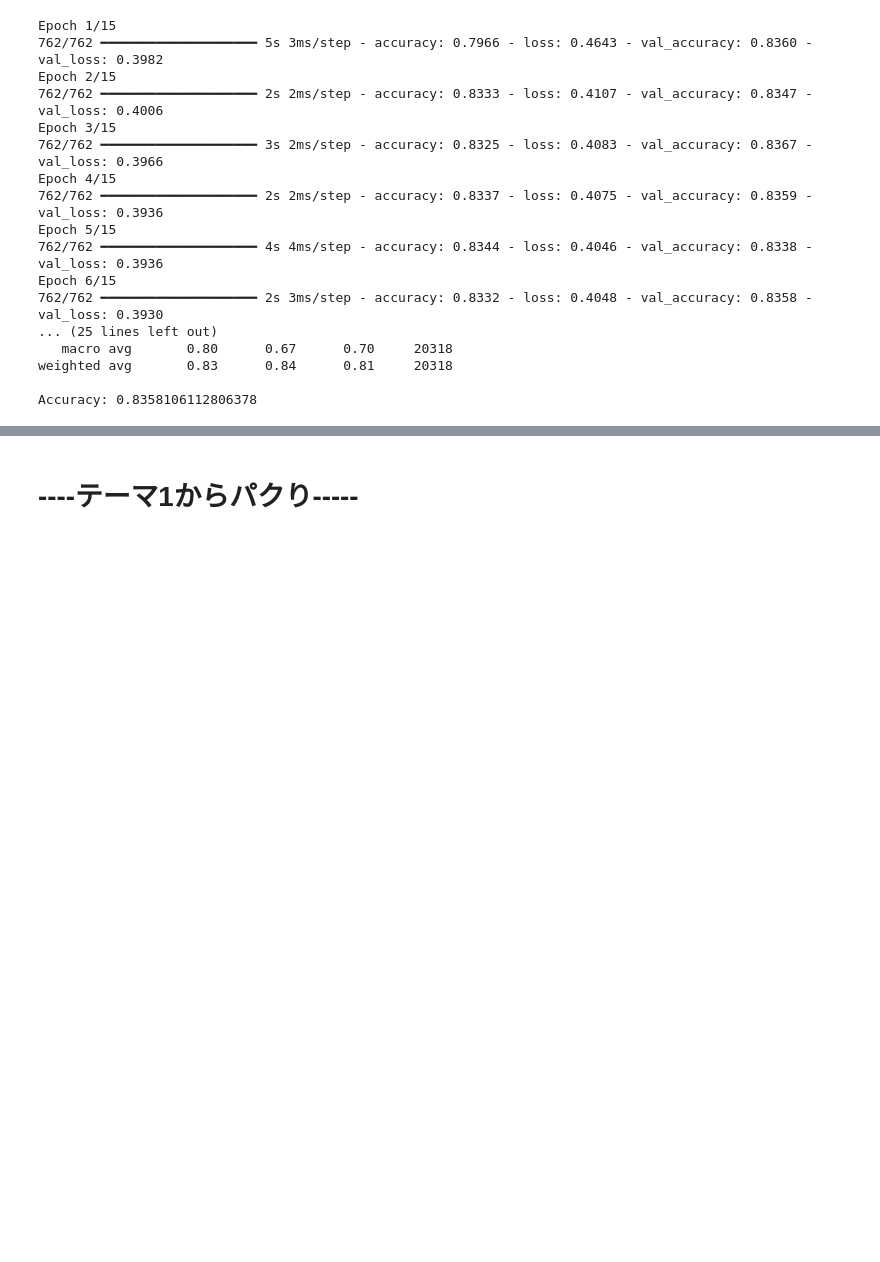
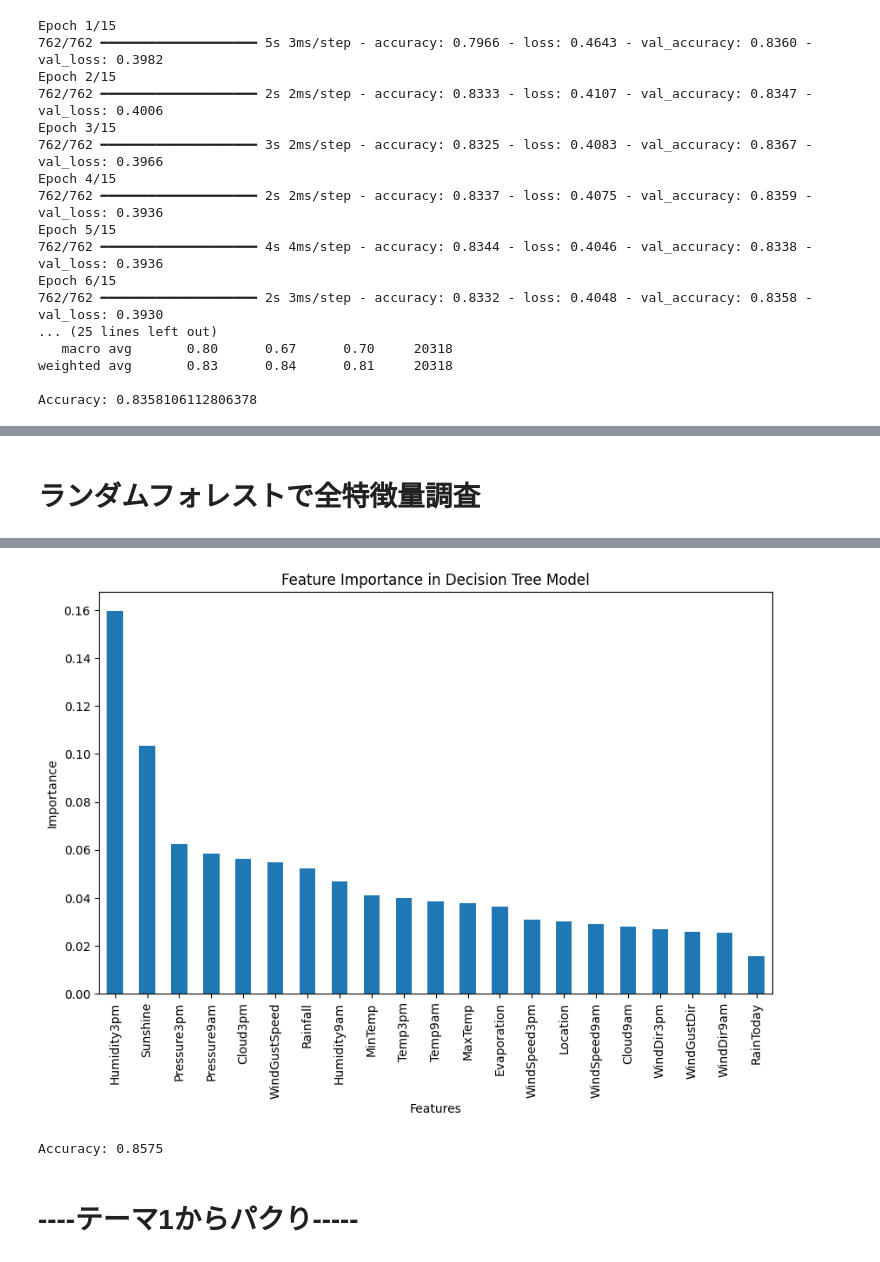
Before and after one commit to Team2009/Team2009, a Jupyter notebook: Theme2_nakaba.ipynb, the cells around one changed output, grey strips where cells are left out. Cells and saved outputs as stored; diff of their text form; code cells hidden in the pictures; blank space fills up the shorter version.

```diff
--- a/Theme2_nakaba.ipynb
+++ b/Theme2_nakaba.ipynb
@@ -3005,0 +3190,65 @@ Accuracy: 0.8358106112806378
+# %% [markdown]
+# ランダムフォレストで全特徴量調査
+# %%
+import pandas as pd
+import joblib
+import matplotlib.pyplot as plt
+from sklearn.tree import DecisionTreeClassifier
+from sklearn.model_selection import train_test_split
+from sklearn.metrics import accuracy_score
+from google.colab import files
+from sklearn.ensemble import RandomForestClassifier
+
+# 訓練用データを読み込む
+uploaded = files.upload()
+train_file = 'int_no_loss.csv'
+train_data = pd.read_csv(train_file, header=0)
+
+
+# 必要に応じてデータを前処理（カテゴリ変数を数値化）
+train_data['RainTomorrow'] = train_data['RainTomorrow'].map({'Yes': 1, 'No': 0})
+
+# 説明変数と目的変数を選択
+X = train_data[['Location','MinTemp','MaxTemp','Rainfall','Evaporation','Sunshine','WindGustDir','WindGustSpeed','WindDir9am','WindDir3pm','WindSpeed9am','WindSpeed3pm','Humidity9am','Humidity3pm','Pressure9am','Pressure3pm','Cloud9am','Cloud3pm','Temp9am','Temp3pm','RainToday']]
+y = train_data['RainTomorrow']
+
+# 訓練データとテストデータに分割
+X_train, X_test, y_train, y_test = train_test_split(X, y, test_size=0.2, random_state=42)
+
+# ランダムフォレストモデルを作成
+model = RandomForestClassifier(random_state=42)
+
+# モデルを訓練
+model.fit(X_train, y_train)
+
+# モデルを保存する
+# model_filename = 'int_ptnB_theme2_randomforest_model.joblib'
+# joblib.dump(model, model_filename)
+# データの保存
+# files.download('int_ptnB_theme2_randomforest_model.joblib')
+
+# 特徴量の重要度を取得
+importances = model.feature_importances_
+
+# 結果を系列にまとめ、ソートして表示
+feature_importance_df = pd.Series(importances, index=X.columns).sort_values(ascending=False)
+
+# 結果表示
+print("特徴量の重要度:")
+print(feature_importance_df)
+
+# 特徴量の重要度をプロット
+feature_importance_df.plot(kind='bar', figsize=(10, 6))
+plt.title('Feature Importance in Decision Tree Model')
+plt.ylabel('Importance')
+plt.xlabel('Features')
+plt.show()
+
+
+# テストデータでの予測
+y_pred = model.predict(X_test)
+
+# 精度の評価
+accuracy = accuracy_score(y_test, y_pred)
+print(f"Accuracy: {accuracy:.4f}")
+# %% [output]
@@ -3006,3 +3273,5 @@ Accuracy: 0.8358106112806378
+[figure, added]
+Accuracy: 0.8575
 # %% [markdown]
 # ----テーマ1からパクり-----
 # %% [markdown]
```
Also changed, not shown: parts of 5 cells of this notebook.
